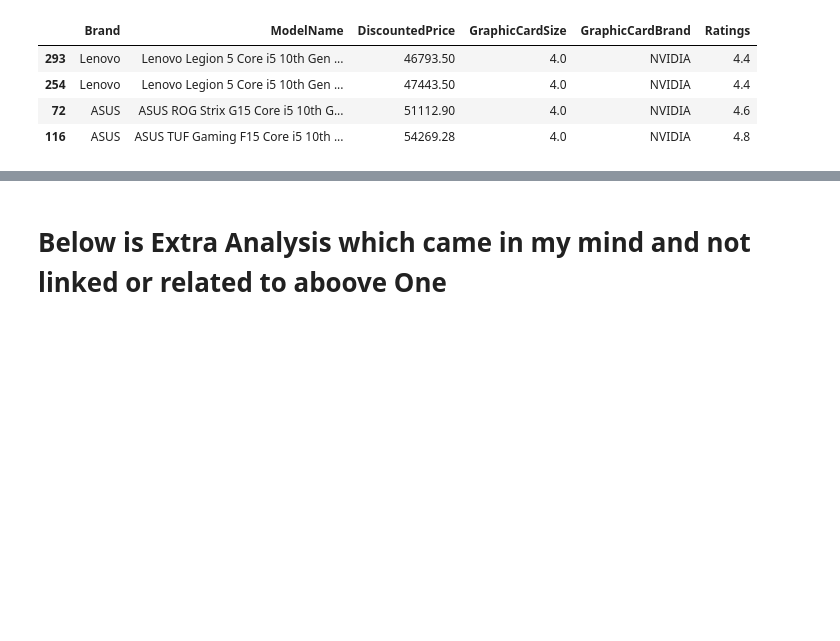
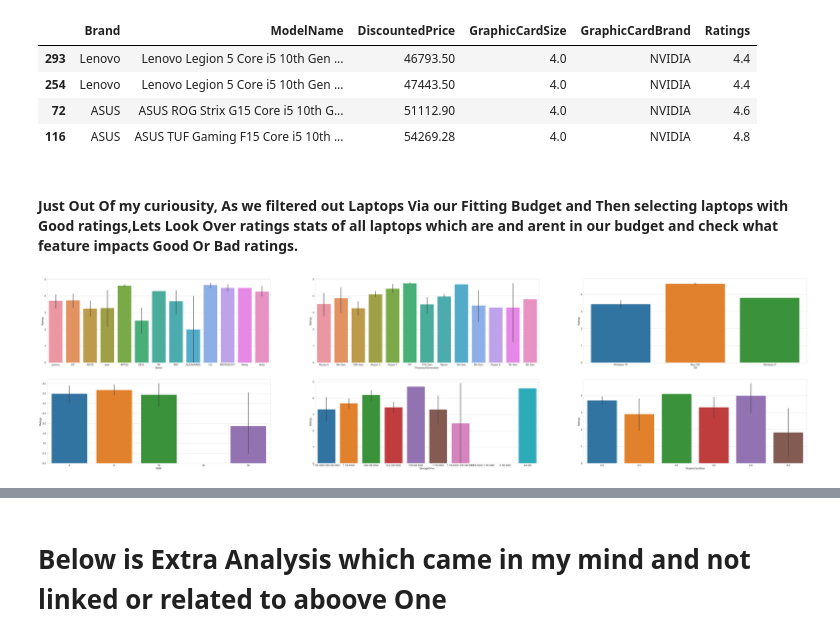
Before and after one commit to angad08/Flipkart-Webscraping-and-Exploratory-Data-Analysis, a Jupyter notebook: Flipkart_EDA_Part_2.ipynb, the cells around one changed output, grey strips where cells are left out. Saved outputs shown, nothing was run; the diff lists cells and outputs as text; code cells hidden in the pictures; blank space fills up the shorter version.

```diff
--- a/Flipkart_EDA_Part_2.ipynb
+++ b/Flipkart_EDA_Part_2.ipynb
@@ -594,3 +639,15 @@ ratings_i5_10th[(ratings_i5_10th["GraphicCardSize"]>=4) & (ratings_i5_10th["Grap
 | 254 | Lenovo | Lenovo Legion 5 Core i5 10th Gen ... | 47443.50 | 4.0 | NVIDIA | 4.4 |
 | 72 | ASUS | ASUS ROG Strix G15 Core i5 10th G... | 51112.90 | 4.0 | NVIDIA | 4.6 |
 | 116 | ASUS | ASUS TUF Gaming F15 Core i5 10th ... | 54269.28 | 4.0 | NVIDIA | 4.8 |
+# %% [markdown]
+#### Just Out Of my curiousity, As we filtered out Laptops Via our Fitting Budget and Then selecting laptops with Good ratings,Lets Look Over ratings stats of all laptops which are and arent in our budget and check what feature impacts Good Or Bad ratings.
+# %%
+plt.figure(figsize=(80,20))
+rating_factors=["Brand","ProcessorGeneration","OS","RAM","StorageDrive","GraphicCardSize"]
+v=1
+for i in rating_factors:
+    plt.subplot(eval("23"+str(v)))
+    sbn.barplot(x=i,y="Ratings",data=flipkart)
+    v+=1
+# %% [output]
+[figure, added]
```
Also changed, not shown: parts of 16 cells of this notebook.
